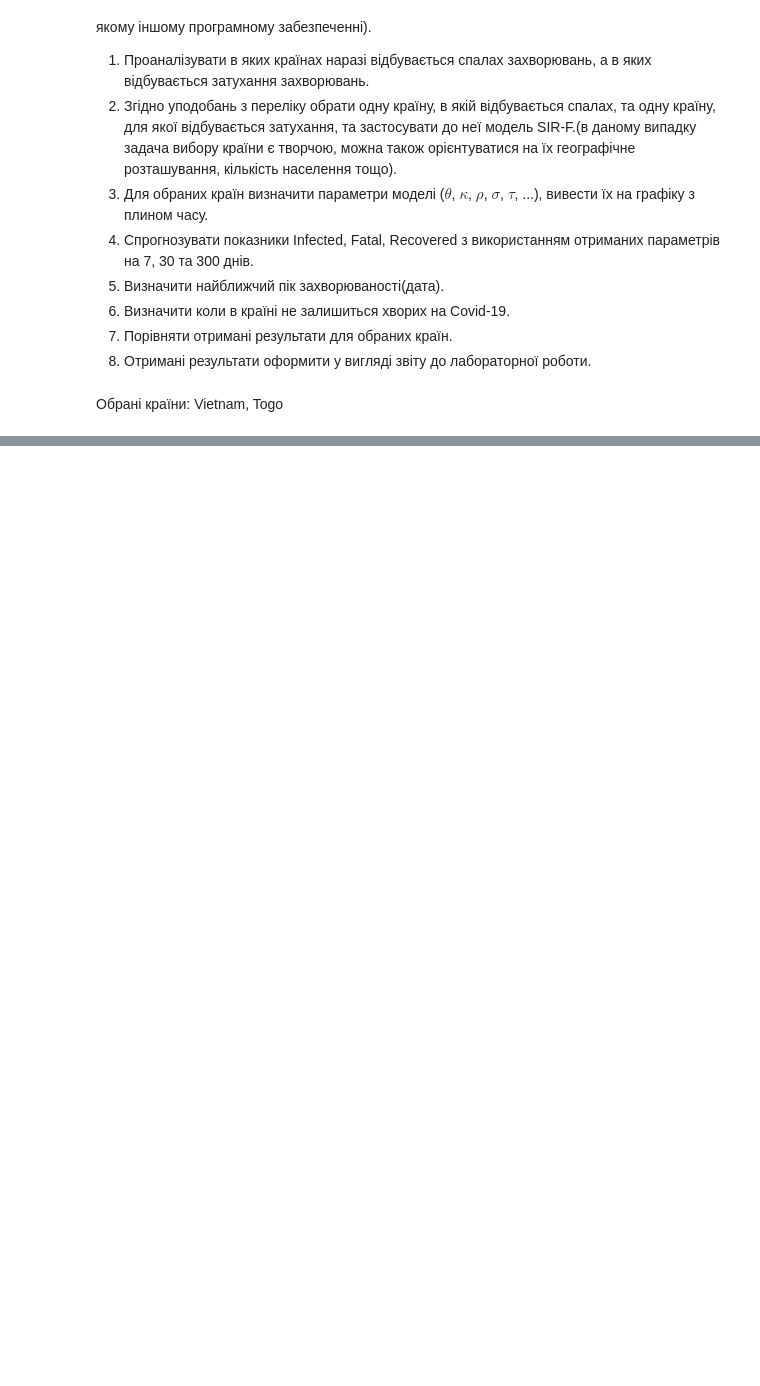
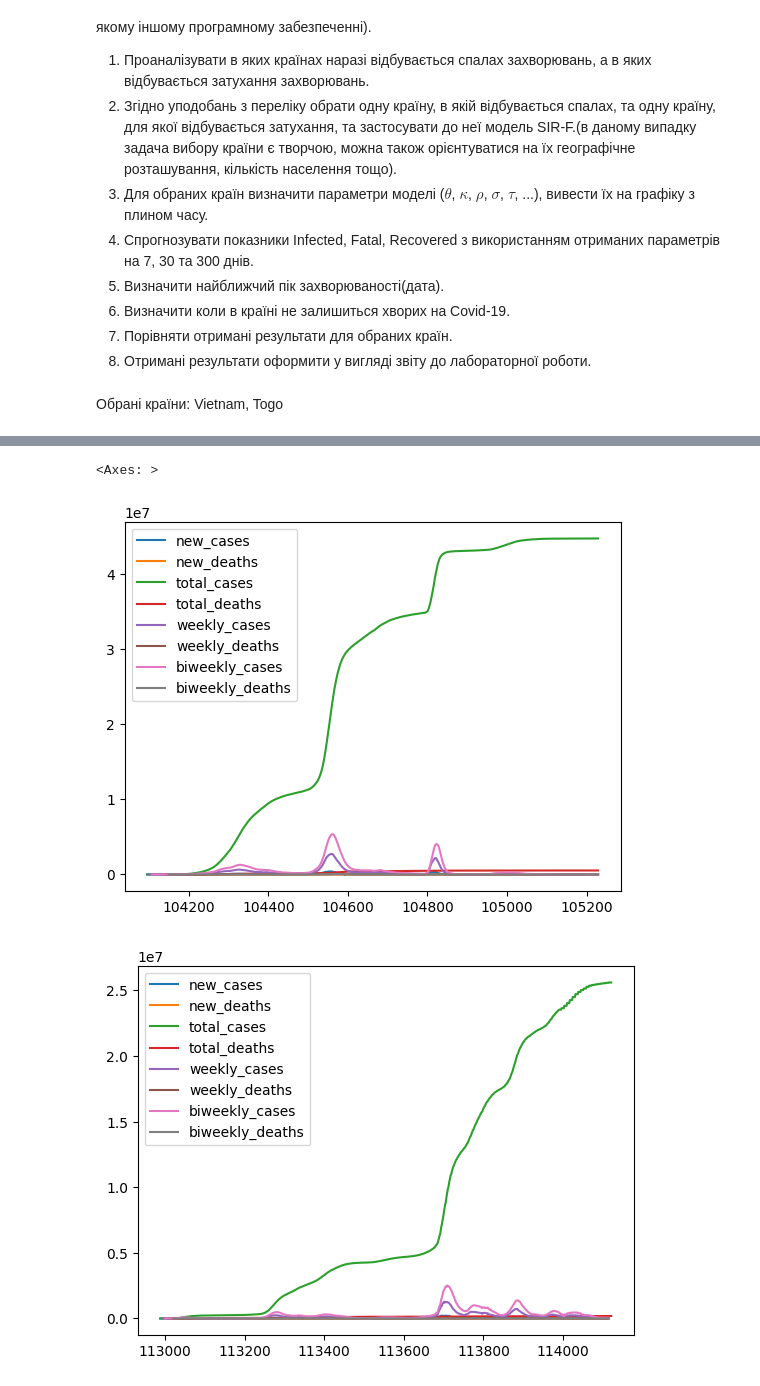
Before and after one commit to BerVol57/MMMO, a Jupyter notebook: Lab4/lab4.ipynb, the cells around one changed output, grey strips where cells are left out. Cells and saved outputs as stored; diff of their text form; code cells hidden in the pictures; blank space fills up the shorter version.

```diff
--- a/Lab4/lab4.ipynb
+++ b/Lab4/lab4.ipynb
@@ -50,0 +54,7 @@ data
+# %%
+data[data["location"]=="India"].plot()
+data[data["location"]=="Italy"].plot()
+# %% [output]
+<Axes: >
+[figure, added]
+[figure, added]
```
Also changed, not shown: parts of 7 cells of this notebook.
